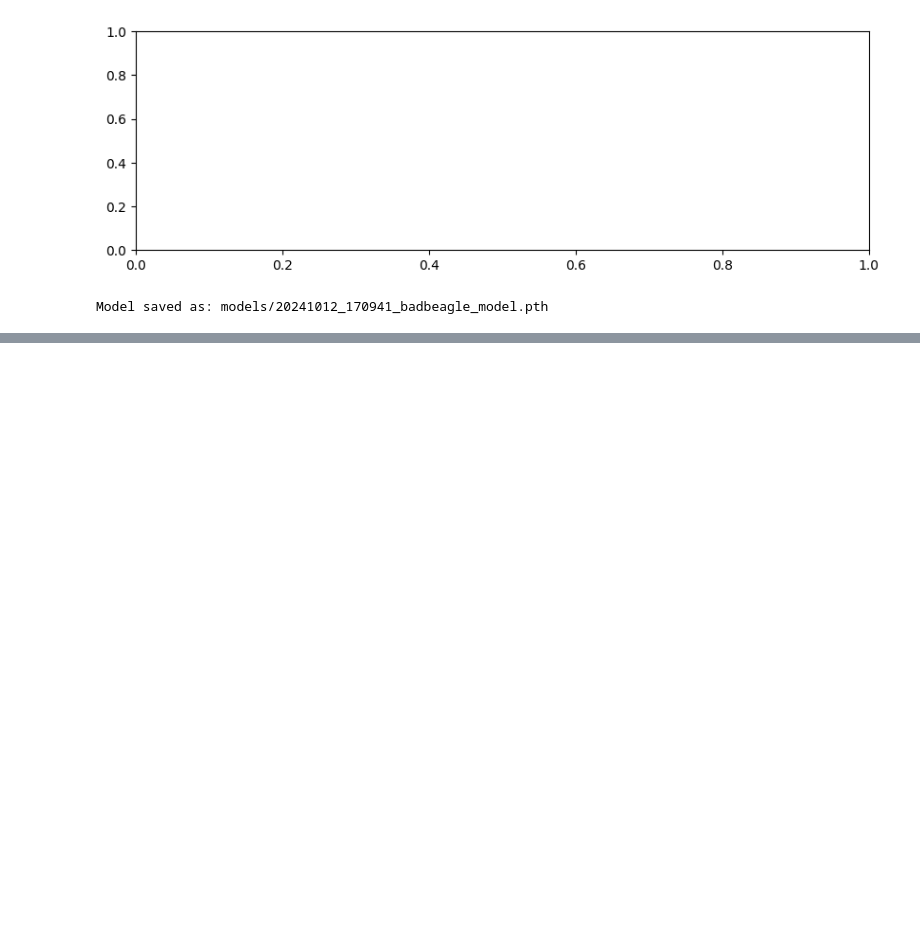
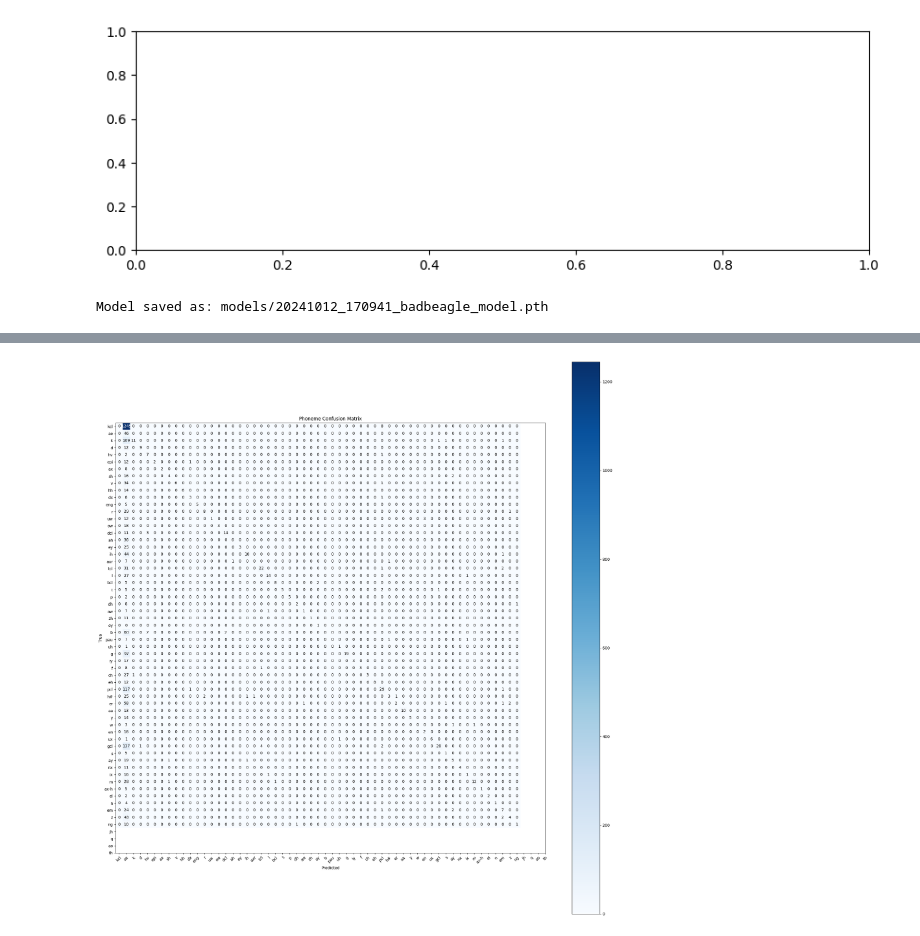
Before and after one commit to lucasdellabella/badbeagle-jupyter, a Jupyter notebook: 00_wav2vec2-timit-finetune.ipynb, the cells around one changed output, grey strips where cells are left out. Cells and saved outputs as stored; diff of their text form; code cells hidden in the pictures; blank space fills up the shorter version.

```diff
--- a/00_wav2vec2-timit-finetune.ipynb
+++ b/00_wav2vec2-timit-finetune.ipynb
@@ -830,0 +891,63 @@ print("")
+# %%
+from sklearn.metrics import confusion_matrix
+import numpy as np
+
+def plot_confusion_matrix(model, data_loader, ax, title, id_to_phoneme=id_to_phoneme):
+    model.eval()
+    all_preds = []
+    all_labels = []
+
+    with torch.no_grad():
+        xxx = 0
+        for val_batch in valid_loader:
+            if (xxx == 1):
+                (input_lengths, inputs), (label_lengths, phoneme_labels, frame_labels) = shape_model_parameters(val_batch)
+                input_length_in_frames = get_audio_length_in_windows_batched(inputs).to(device)
+                frame_positions = frame_pos_to_nth_window(frame_labels)
+                labels_actual = get_class_id_for_each_frame(frame_positions, phoneme_labels, input_length_in_frames)
+
+                # Inference and Loss Computation
+                phoneme_pred_logits, frame_start_pred = model(inputs, phoneme_labels=phoneme_labels)
+                phoneme_pred_probs = torch.softmax(phoneme_pred_logits, dim=-1)
+                phoneme_pred_classes = torch.argmax(phoneme_pred_probs, dim=-1)
+
+                all_preds.extend(phoneme_pred_classes.flatten().detach().cpu())
+                all_labels.extend(labels_actual.flatten().detach().cpu())
+            xxx += 1
+
+    print(all_labels)
+    print(all_preds)
+    cm = confusion_matrix(all_labels, all_preds)
+    im = ax.imshow(cm, interpolation='nearest', cmap=plt.cm.Blues)
+    ax.figure.colorbar(im, ax=ax)
+
+    # Get class names
+    class_names = list(id_to_phoneme.values())
+
+    # Ensure that the number of ticks matches the number of class names
+    tick_marks = np.arange(len(class_names))
+    ax.set_xticks(tick_marks)
+    ax.set_yticks(tick_marks)
+    ax.set_xticklabels(class_names, rotation=45, ha="right", rotation_mode="anchor")
+    ax.set_yticklabels(class_names)
+
+    ax.set_xlabel('Predicted')
+    ax.set_ylabel('True')
+    ax.set_title(title)
+
+    # Loop over data dimensions and create text annotations
+    thresh = cm.max() / 2.
+    for i in range(cm.shape[0]):
+        for j in range(cm.shape[1]):
+            ax.text(j, i, format(cm[i, j], 'd'),
+                    ha="center", va="center",
+                    color="white" if cm[i, j] > thresh else "black")
+
+    plt.tight_layout()
+
+fig, (ax1) = plt.subplots(1, 1, figsize=(20, 20))
+
+cuda_model = model.to(device)
+plot_confusion_matrix(cuda_model, valid_loader, ax1, 'Phoneme Confusion Matrix')
+plt.show()
+# %% [output]
@@ -830,0 +971 @@ print("")
+[figure, added]
```
Also changed, not shown: parts of 7 cells of this notebook, 1 other file.
